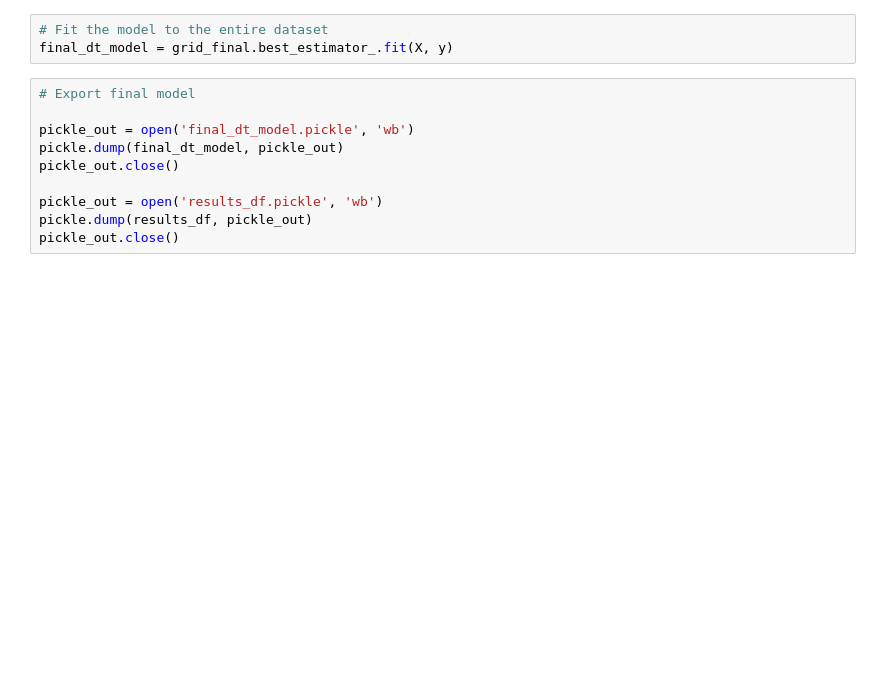
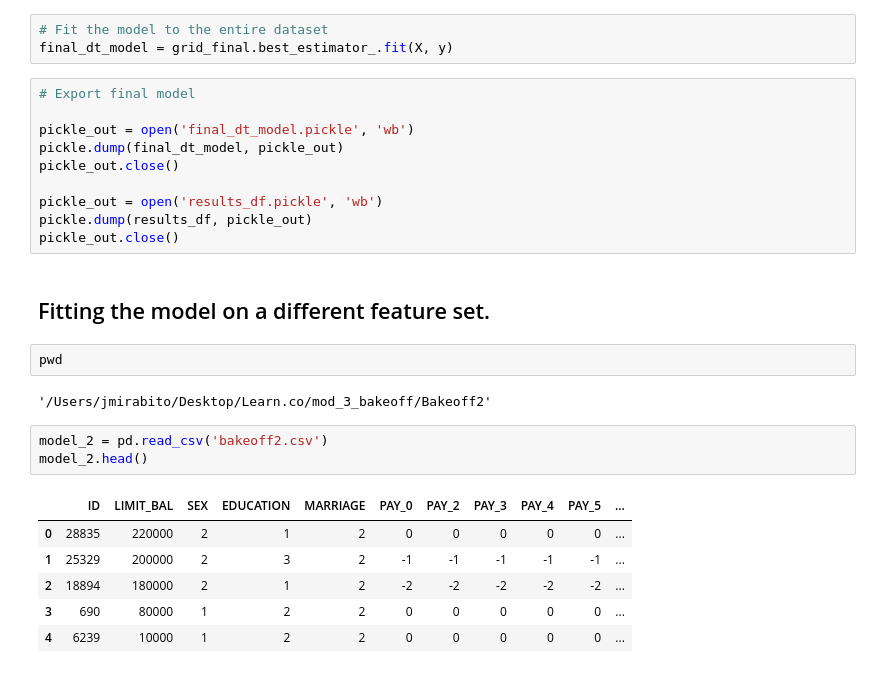
Before and after one commit to carlosiruiz/Bakeoff2, a Jupyter notebook: 2020_09_22_classification_bakeoff_modeling.ipynb, the cells around one changed output. Drawn from its saved outputs; the diff is of its cells as text; blank space fills up the shorter version.

Commit message:
final model pickle

```diff
--- a/2020_09_22_classification_bakeoff_modeling.ipynb
+++ b/2020_09_22_classification_bakeoff_modeling.ipynb
@@ -1314,3 +1309,19 @@ pickle_out.close()
 pickle_out = open('results_df.pickle', 'wb')
 pickle.dump(results_df, pickle_out)
 pickle_out.close()
+# %% [markdown]
+## Fitting the model on a different feature set.
+# %%
+pwd
+# %% [output]
+'/Users/jmirabito/Desktop/Learn.co/mod_3_bakeoff/Bakeoff2'
+# %%
+model_2 = pd.read_csv('bakeoff2.csv')
+model_2.head()
+# %% [output]
+|  | ID | LIMIT_BAL | SEX | EDUCATION | MARRIAGE | PAY_0 | PAY_2 | PAY_3 | PAY_4 | PAY_5 | ... |
+| 0 | 28835 | 220000 | 2 | 1 | 2 | 0 | 0 | 0 | 0 | 0 | ... |
+| 1 | 25329 | 200000 | 2 | 3 | 2 | -1 | -1 | -1 | -1 | -1 | ... |
+| 2 | 18894 | 180000 | 2 | 1 | 2 | -2 | -2 | -2 | -2 | -2 | ... |
+| 3 | 690 | 80000 | 1 | 2 | 2 | 0 | 0 | 0 | 0 | 0 | ... |
+| 4 | 6239 | 10000 | 1 | 2 | 2 | 0 | 0 | 0 | 0 | 0 | ... |
```
Also changed, not shown: parts of 11 cells of this notebook, 4 other files.
